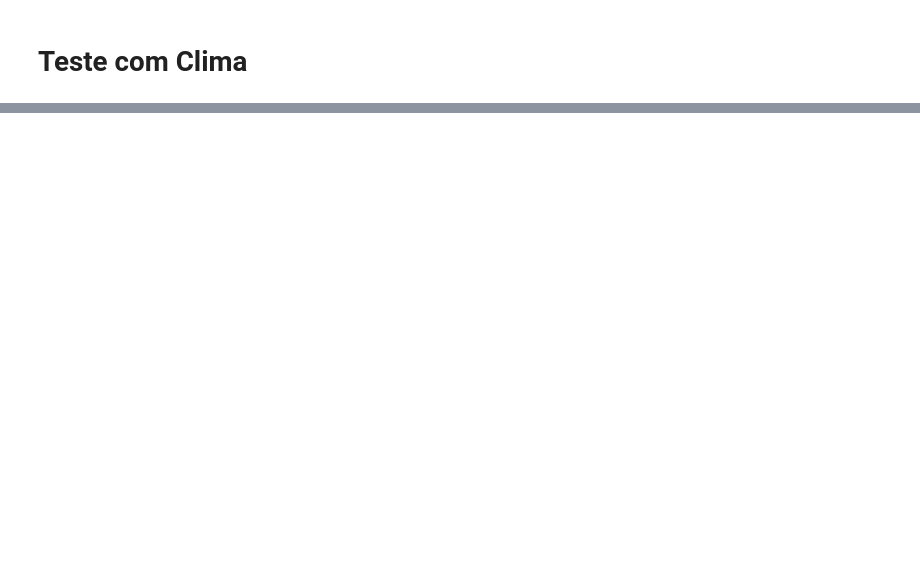
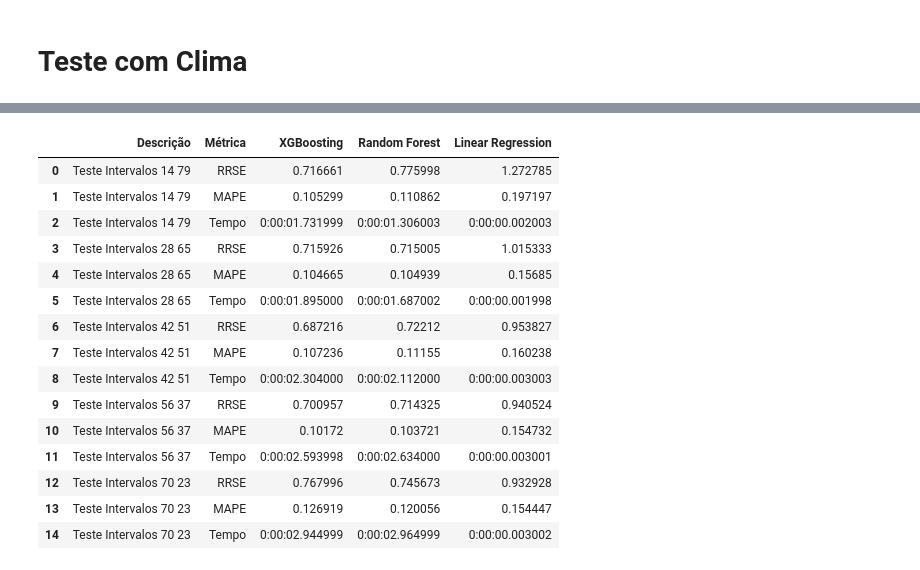
Before and after one commit to LeonardoVillamarin/TCC-Previsor_viagens_onibus, a Jupyter notebook: Fase 3/primeira_execucao.ipynb, the cells around one changed output, grey strips where cells are left out. Saved outputs shown, nothing was run; the diff lists cells and outputs as text; code cells hidden in the pictures; blank space fills up the shorter version.

```diff
--- a/Fase 3/primeira_execucao.ipynb
+++ b/Fase 3/primeira_execucao.ipynb
@@ -214,0 +351,10 @@ df_clima
+# %%
+# Pesquisar os motivos de se usar apenas métricas relativas - Flávia disse que provavelmente por conta de outlier/valor distantes
+RRSE_xgb = np.sqrt(sum((df_teste["tempo_viagem"] - df_teste["predicao_xgb"]) ** 2) / sum((df_teste["tempo_viagem"] - np.mean(df_teste["tempo_viagem"])) ** 2))
+MAPE_xgb = mtr.mean_absolute_percentage_error(df_teste["tempo_viagem"], df_teste["predicao_xgb"])
+
+RRSE_rf = np.sqrt(sum((df_teste["tempo_viagem"] - df_teste["predicao_rf"]) ** 2) / sum((df_teste["tempo_viagem"] - np.mean(df_teste["tempo_viagem"])) ** 2))
+MAPE_rf = mtr.mean_absolute_percentage_error(df_teste["tempo_viagem"], df_teste["predicao_rf"])
+
+RRSE_lr = np.sqrt(sum((df_teste["tempo_viagem"] - df_teste["predicao_lr"]) ** 2) / sum((df_teste["tempo_viagem"] - np.mean(df_teste["tempo_viagem"])) ** 2))
+MAPE_lr = mtr.mean_absolute_percentage_error(df_teste["tempo_viagem"], df_teste["predicao_lr"])
@@ -214,0 +387,12 @@ df_clima
+# %%
+df_tempos = df.copy()
+df_tempos["tempo_viagem_1"] = df_tempos["tempo_viagem"]
+df_tempos["tempo_viagem_2"] = df_tempos["tempo_viagem"]
+df_tempos["tempo_viagem_3"] = df_tempos["tempo_viagem"]
+df_tempos["tempo_viagem_4"] = df_tempos["tempo_viagem"]
+
+df_tempos["tempo_viagem_1"] = df_tempos["tempo_viagem_1"].shift(1)
+df_tempos["tempo_viagem_2"] = df_tempos["tempo_viagem_2"].shift(2)
+df_tempos["tempo_viagem_3"] = df_tempos["tempo_viagem_3"].shift(3)
+df_tempos["tempo_viagem_4"] = df_tempos["tempo_viagem_4"].shift(4)
+df_tempos.head()
@@ -214,0 +407,5 @@ df_clima
+# %%
+shape = int(df_tempos.shape[0] * 0.3)
+df_teste = df_tempos[:shape]
+df_treino = df_tempos[shape:]
+print(f'Treino: {df_treino.shape}      Teste:{df_teste.shape}')
@@ -214,0 +723,6 @@ df_clima
+# %%
+#Separamos treino e teste
+df_intervalos = df.copy()
+df_intervalos["data_partida2"] = pd.to_datetime(df_intervalos.index)
+
+df_teste.head()
@@ -214,0 +1016,21 @@ df_clima
+# %%
+metrics = pd.DataFrame(metrics, columns=['Descrição','Métrica', 'XGBoosting','Random Forest','Linear Regression'])
+metrics.to_csv('metrica_teste_Intervalos.csv',index=False)
+metrics
+# %% [output]
+|  | Descrição | Métrica | XGBoosting | Random Forest | Linear Regression |
+| 0 | Teste Intervalos 14 79 | RRSE | 0.716661 | 0.775998 | 1.272785 |
+| 1 | Teste Intervalos 14 79 | MAPE | 0.105299 | 0.110862 | 0.197197 |
+| 2 | Teste Intervalos 14 79 | Tempo | 0:00:01.731999 | 0:00:01.306003 | 0:00:00.002003 |
+| 3 | Teste Intervalos 28 65 | RRSE | 0.715926 | 0.715005 | 1.015333 |
+| 4 | Teste Intervalos 28 65 | MAPE | 0.104665 | 0.104939 | 0.15685 |
+| 5 | Teste Intervalos 28 65 | Tempo | 0:00:01.895000 | 0:00:01.687002 | 0:00:00.001998 |
+| 6 | Teste Intervalos 42 51 | RRSE | 0.687216 | 0.72212 | 0.953827 |
+| 7 | Teste Intervalos 42 51 | MAPE | 0.107236 | 0.11155 | 0.160238 |
+| 8 | Teste Intervalos 42 51 | Tempo | 0:00:02.304000 | 0:00:02.112000 | 0:00:00.003003 |
+| 9 | Teste Intervalos 56 37 | RRSE | 0.700957 | 0.714325 | 0.940524 |
+| 10 | Teste Intervalos 56 37 | MAPE | 0.10172 | 0.103721 | 0.154732 |
+| 11 | Teste Intervalos 56 37 | Tempo | 0:00:02.593998 | 0:00:02.634000 | 0:00:00.003001 |
+| 12 | Teste Intervalos 70 23 | RRSE | 0.767996 | 0.745673 | 0.932928 |
+| 13 | Teste Intervalos 70 23 | MAPE | 0.126919 | 0.120056 | 0.154447 |
+| 14 | Teste Intervalos 70 23 | Tempo | 0:00:02.944999 | 0:00:02.964999 | 0:00:00.003002 |
```
Also changed, not shown: parts of 28 cells of this notebook, 8 other files.
